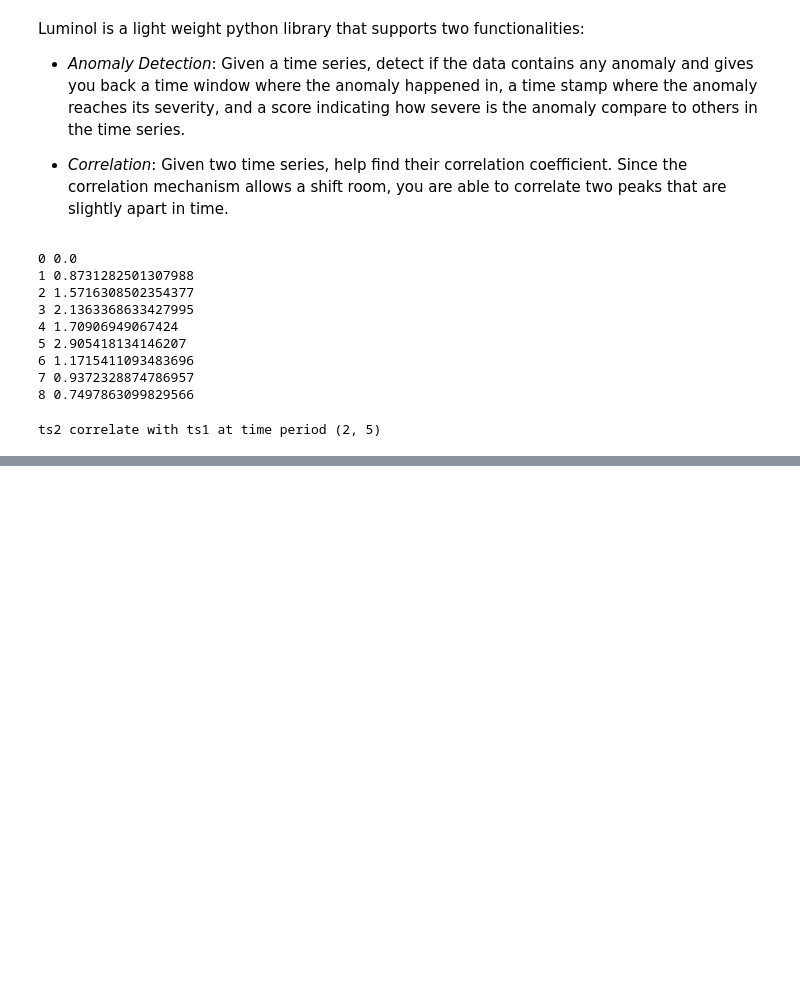
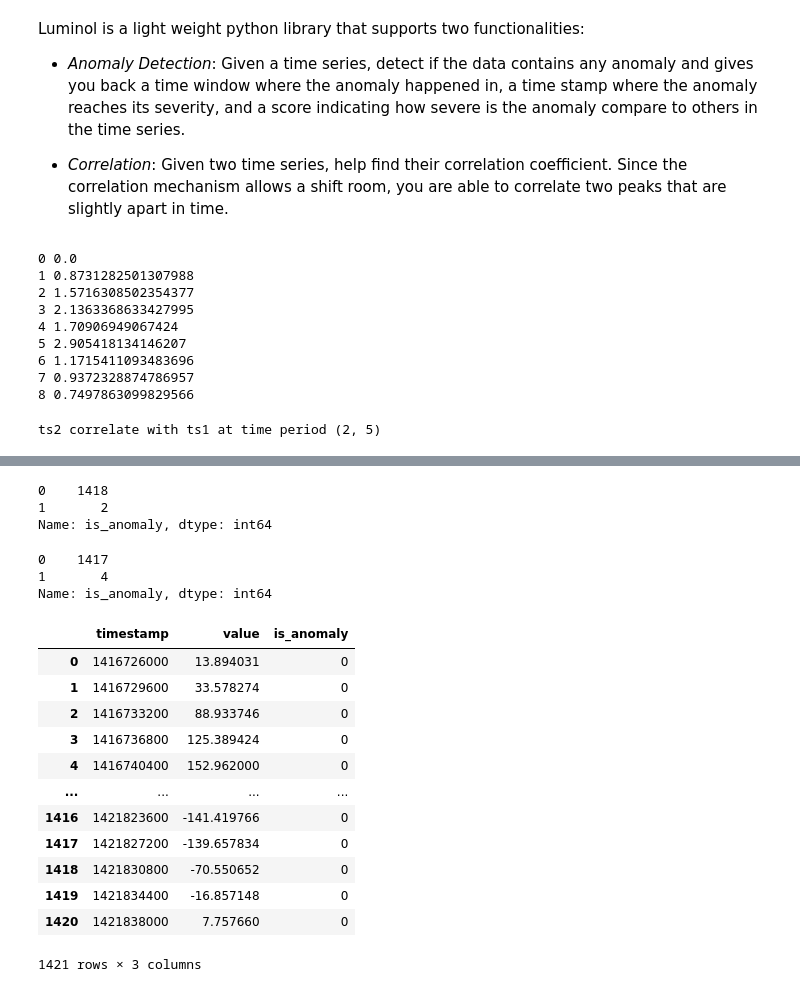
Before and after one commit to z-collective-io/time_series_anomaly_detection, a Jupyter notebook: luminol/luminol_implementation.ipynb, the cells around one changed output, grey strips where cells are left out. Saved outputs shown, nothing was run; the diff lists cells and outputs as text; code cells hidden in the pictures; blank space fills up the shorter version.

Commit message:
testing out a2_benchmark dataset

```diff
--- a/luminol/luminol_implementation.ipynb
+++ b/luminol/luminol_implementation.ipynb
@@ -57,0 +66,30 @@ for i in numbers:
+# %%
+a1_benchmark['is_anomaly'].value_counts()
+# %% [output]
+0    1418
+1       2
+Name: is_anomaly, dtype: int64
+# %%
+a2_benchmark = pd.read_csv(r'C:\Users\Payton Rudnick\Documents\time_series_anomaly_detection\datasets\A2Benchmark\synthetic_1.csv')
+# %%
+a2_benchmark['is_anomaly'].value_counts()
+# %% [output]
+0    1417
+1       4
+Name: is_anomaly, dtype: int64
+# %%
+a2_benchmark
+# %% [output]
+|  | timestamp | value | is_anomaly |
+| 0 | 1416726000 | 13.894031 | 0 |
+| 1 | 1416729600 | 33.578274 | 0 |
+| 2 | 1416733200 | 88.933746 | 0 |
+| 3 | 1416736800 | 125.389424 | 0 |
+| 4 | 1416740400 | 152.962000 | 0 |
+| ... | ... | ... | ... |
+| 1416 | 1421823600 | -141.419766 | 0 |
+| 1417 | 1421827200 | -139.657834 | 0 |
+| 1418 | 1421830800 | -70.550652 | 0 |
+| 1419 | 1421834400 | -16.857148 | 0 |
+| 1420 | 1421838000 | 7.757660 | 0 |
+1421 rows × 3 columns
```
Also changed, not shown: parts of 6 cells of this notebook.
